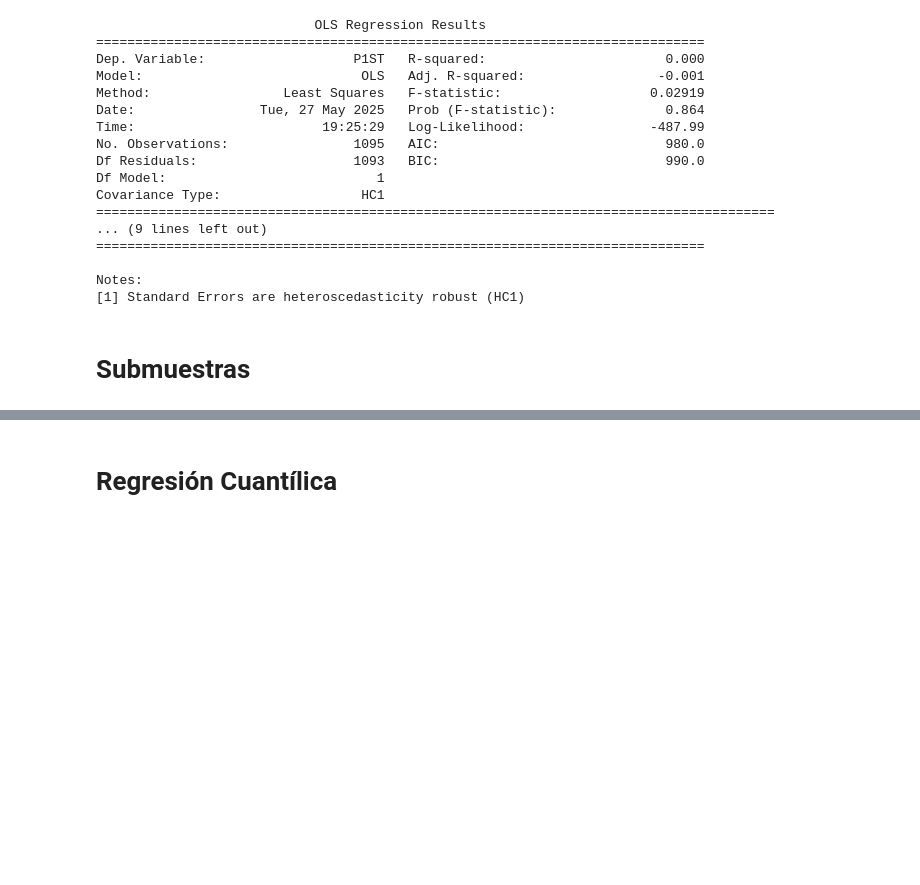
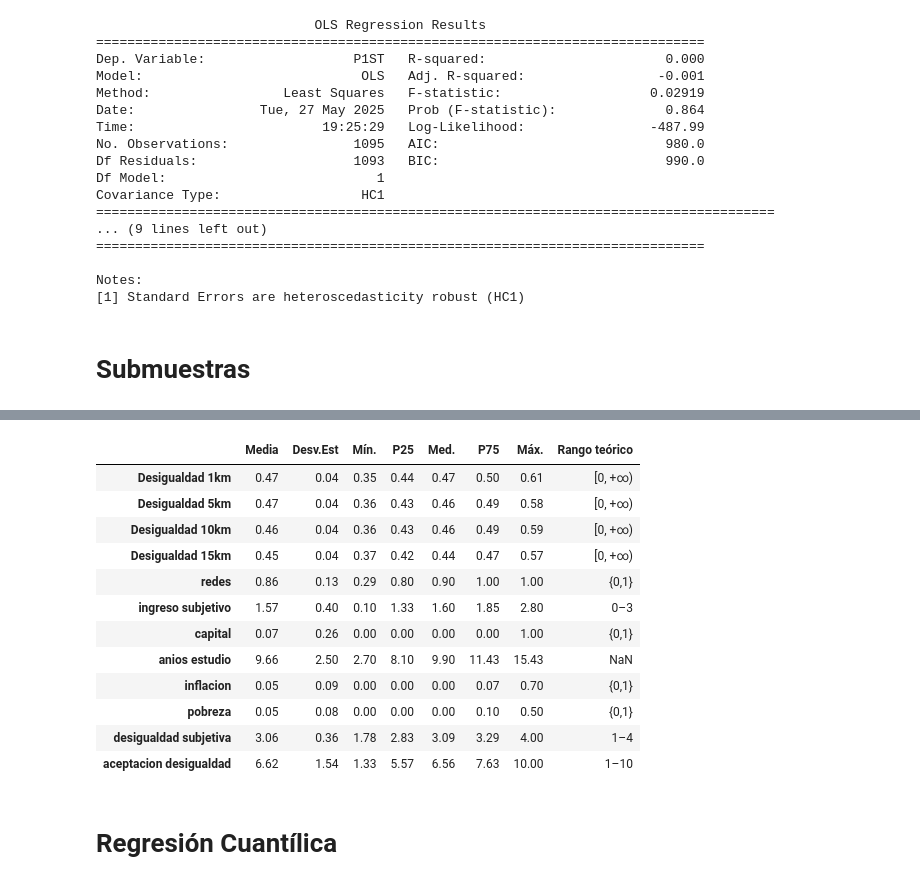
Before and after one commit to LCaravaggio/FelicidadDesigualdad, a Jupyter notebook: Resultados.ipynb, the cells around one changed output, grey strips where cells are left out. Cells and saved outputs as stored; diff of their text form; code cells hidden in the pictures; blank space fills up the shorter version.

Commit message:
Se creó con Colab

```diff
--- a/Resultados.ipynb
+++ b/Resultados.ipynb
@@ -534,7 +560,7 @@ import pandas as pd
 
 # Seleccionar variables
 vars_interes = ["Desigualdad_1km", "Desigualdad_5km","Desigualdad_10km", "Desigualdad_15km", "redes", "ingreso_subjetivo", "capital",
-                "años_estudio", "desigualdad_subjetiva", "aceptacion_desigualdad"]
+                "años_estudio", "inflacion", "pobreza","desigualdad_subjetiva", "aceptacion_desigualdad"]
 
 # Calcular estadísticas descriptivas
 tabla_descriptiva = ciudades[vars_interes].describe().T
@@ -556,24 +582,3 @@ tabla_descriptiva.index = (tabla_descriptiva.index
     .str.replace("ñ", "ni")
     .str.replace("_", " ")  # Opcional, para mejorar la legibilidad
 )
-
-# Convertir a LaTeX
-tabla_latex = tabla_descriptiva.to_latex(float_format="%.2f")
-
-
-
-# Agregar un título y centrar la tabla en LaTeX
-tabla_latex = r"""
-\begin{table}[htbp]
-    \centering
-    \caption{Estadísticas descriptivas}
-    \label{tab:desc}
-    """ + tabla_descriptiva.to_latex(float_format="%.2f", escape=False) + r"""
-
-\floatfoot{Nota: Se presentan las principales estadísticas descriptivas de las variables utilizadas. N=1095}
-\end{table}
-"""
-
-# Guardar en un archivo .tex
-with open("tabla_descriptiva.tex", "w") as f:
-    f.write(tabla_latex)
@@ -580,3 +626,30 @@ with open("tabla_descriptiva.tex", "w") as f:
+# %%
+
+from IPython.display import display, HTML
+
+# Convertir a HTML
+tabla_html = tabla_descriptiva.to_html(
+    float_format="%.2f",
+    classes="table table-striped",
+    border=0
+)
+
+# Mostrar en la salida de Colab
+display(HTML(tabla_html))
+# %% [output]
+|  | Media | Desv.Est | Mín. | P25 | Med. | P75 | Máx. | Rango teórico |
+| Desigualdad 1km | 0.47 | 0.04 | 0.35 | 0.44 | 0.47 | 0.50 | 0.61 | [0, +∞) |
+| Desigualdad 5km | 0.47 | 0.04 | 0.36 | 0.43 | 0.46 | 0.49 | 0.58 | [0, +∞) |
+| Desigualdad 10km | 0.46 | 0.04 | 0.36 | 0.43 | 0.46 | 0.49 | 0.59 | [0, +∞) |
+| Desigualdad 15km | 0.45 | 0.04 | 0.37 | 0.42 | 0.44 | 0.47 | 0.57 | [0, +∞) |
+| redes | 0.86 | 0.13 | 0.29 | 0.80 | 0.90 | 1.00 | 1.00 | {0,1} |
+| ingreso subjetivo | 1.57 | 0.40 | 0.10 | 1.33 | 1.60 | 1.85 | 2.80 | 0–3 |
+| capital | 0.07 | 0.26 | 0.00 | 0.00 | 0.00 | 0.00 | 1.00 | {0,1} |
+| anios estudio | 9.66 | 2.50 | 2.70 | 8.10 | 9.90 | 11.43 | 15.43 | NaN |
+| inflacion | 0.05 | 0.09 | 0.00 | 0.00 | 0.00 | 0.07 | 0.70 | {0,1} |
+| pobreza | 0.05 | 0.08 | 0.00 | 0.00 | 0.00 | 0.10 | 0.50 | {0,1} |
+| desigualdad subjetiva | 3.06 | 0.36 | 1.78 | 2.83 | 3.09 | 3.29 | 4.00 | 1–4 |
+| aceptacion desigualdad | 6.62 | 1.54 | 1.33 | 5.57 | 6.56 | 7.63 | 10.00 | 1–10 |
 # %% [markdown]
 # Regresión Cuantílica
 # %%
```
Also changed, not shown: parts of 18 cells of this notebook.
